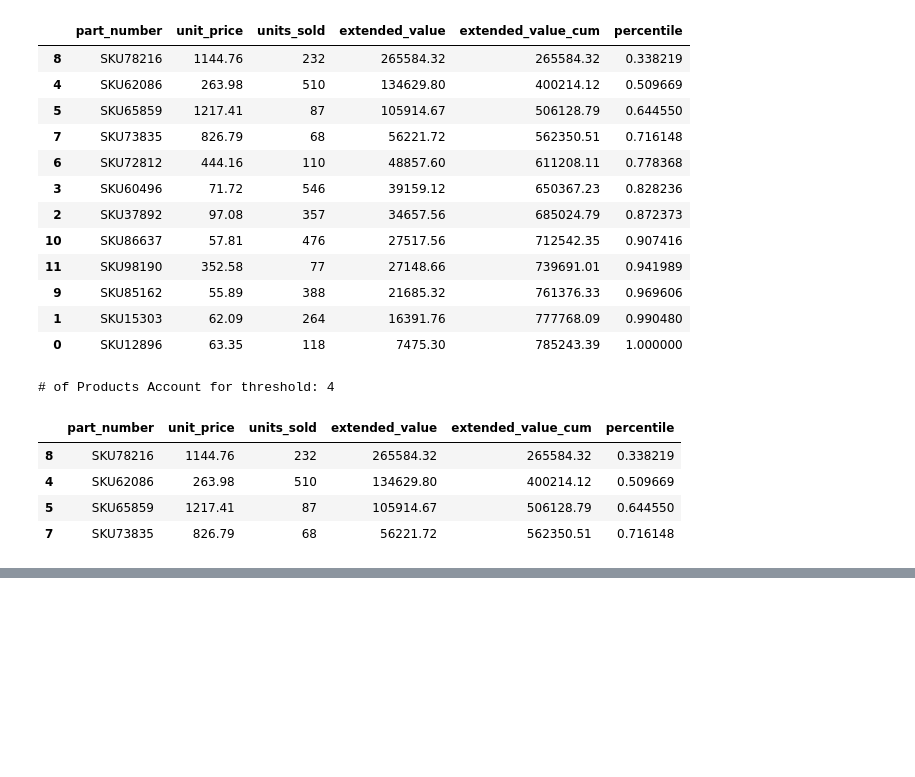
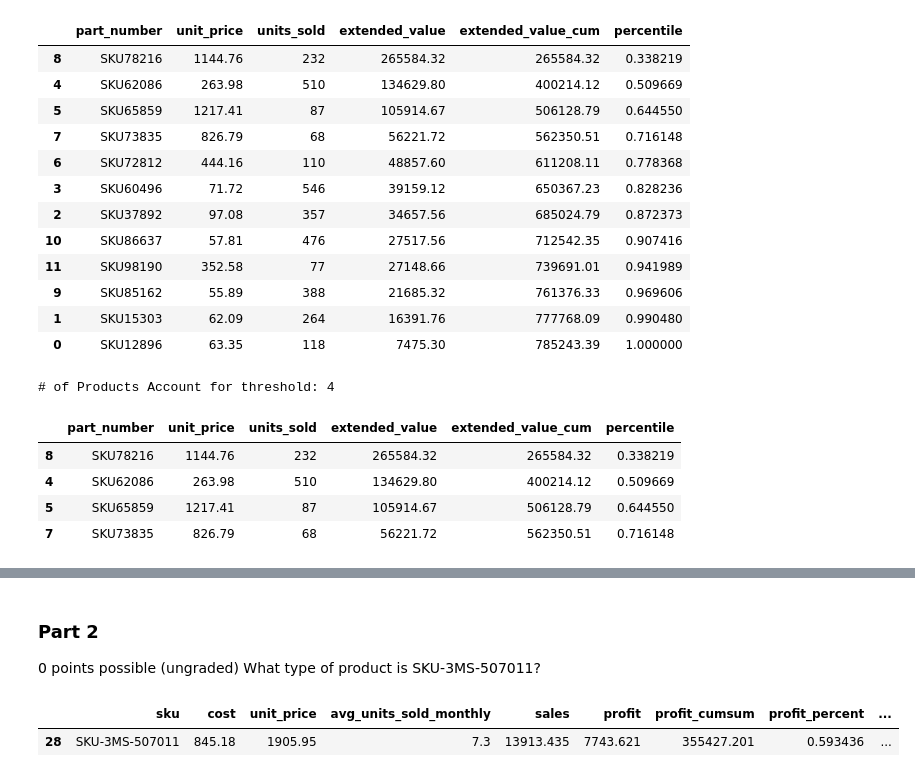
Before and after one commit to datafireball/sc1x, a Jupyter notebook: week1/notes.ipynb, the cells around one changed output, grey strips where cells are left out. Saved outputs shown, nothing was run; the diff lists cells and outputs as text; code cells hidden in the pictures; blank space fills up the shorter version.

```diff
--- a/week1/notes.ipynb
+++ b/week1/notes.ipynb
@@ -61,0 +158,9 @@ data[data['percentile'] < threshold]
+# %% [markdown]
+### Part 2
+0 points possible (ungraded)
+What type of product is SKU-3MS-507011?
+# %%
+data[data['sku'] == 'SKU-3MS-507011']
+# %% [output]
+|  | sku | cost | unit_price | avg_units_sold_monthly | sales | profit | profit_cumsum | profit_percent | ... |
+| 28 | SKU-3MS-507011 | 845.18 | 1905.95 | 7.3 | 13913.435 | 7743.621 | 355427.201 | 0.593436 | ... |
```
Also changed, not shown: parts of 31 cells of this notebook, 2 other files.
